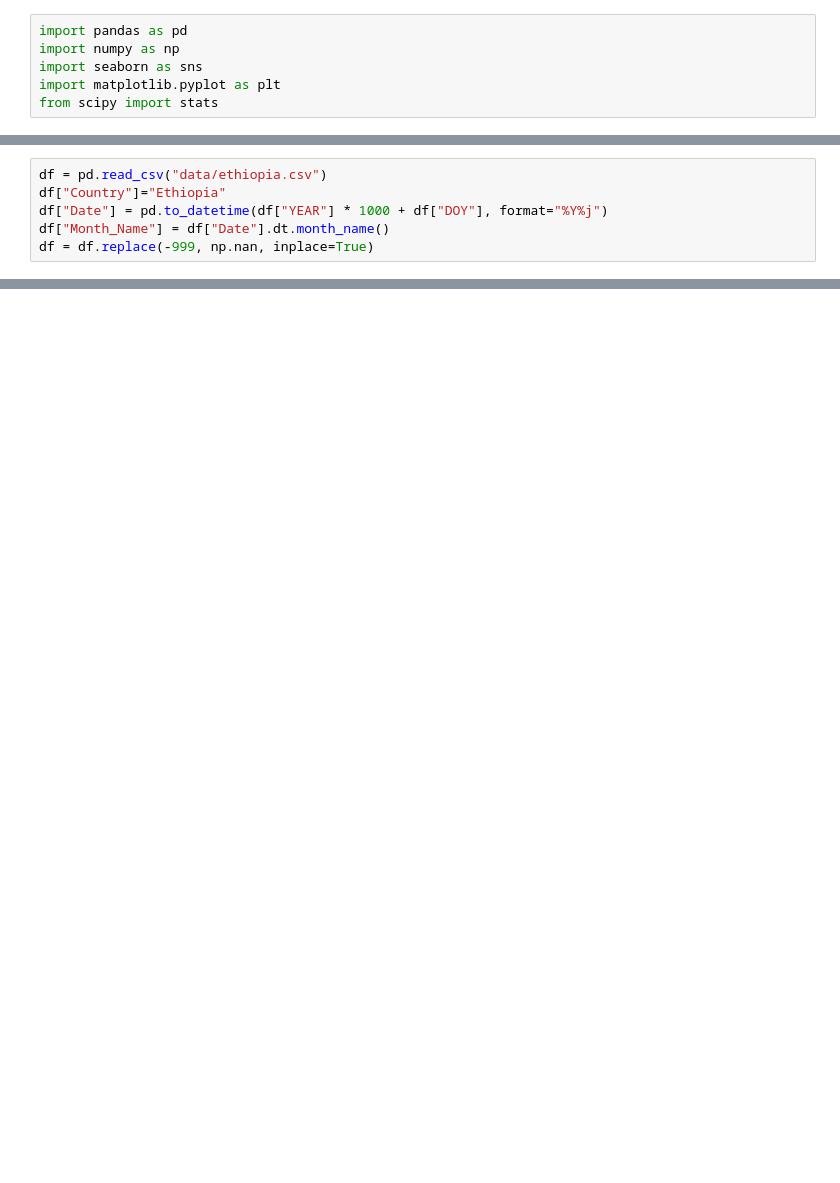
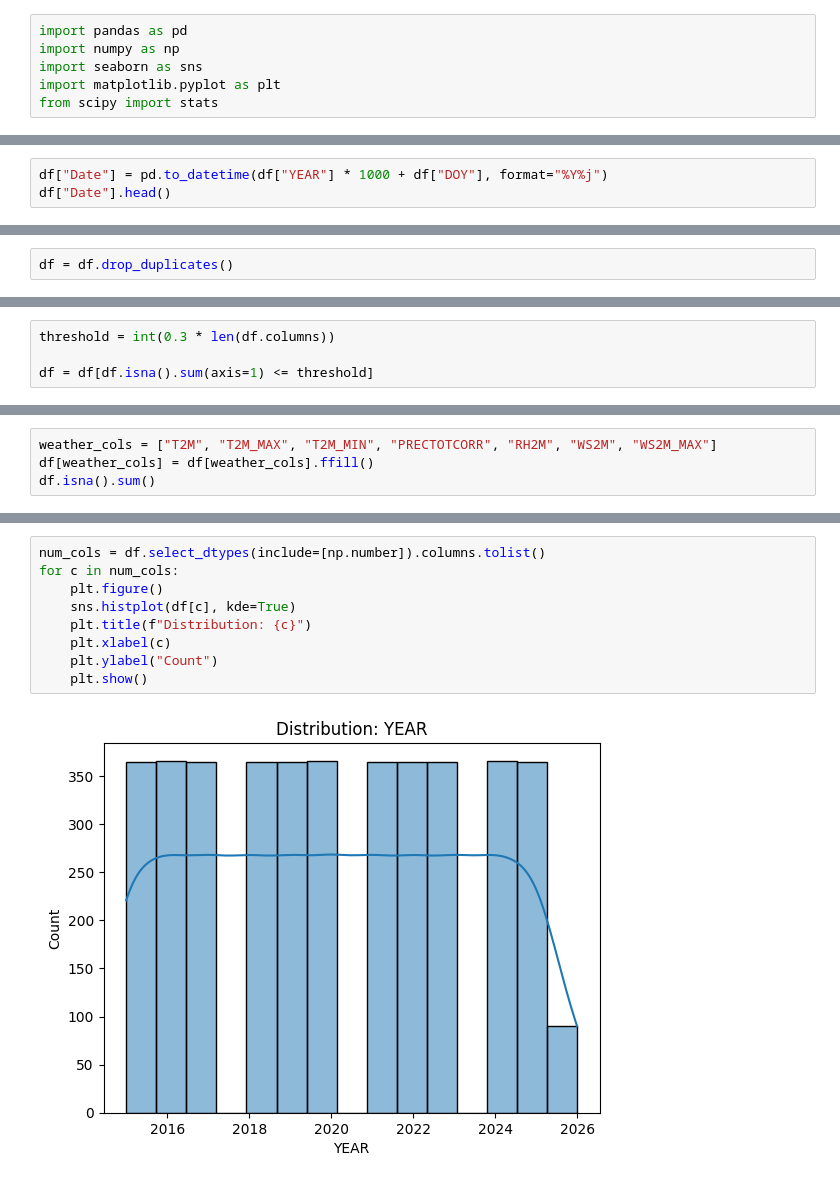
Before and after one commit to rahelm1/climate-challenge-week0, a Jupyter notebook: notebooks/ethiopia_eda.ipynb, the cells around one changed output, grey strips where cells are left out. Saved outputs shown, nothing was run; the diff lists cells and outputs as text; blank space fills up the shorter version.

```diff
--- a/notebooks/ethiopia_eda.ipynb
+++ b/notebooks/ethiopia_eda.ipynb
@@ -15,6 +27,3 @@ replacing -999 with nan
 # %%
-df = pd.read_csv("data/ethiopia.csv")
-df["Country"]="Ethiopia"
 df["Date"] = pd.to_datetime(df["YEAR"] * 1000 + df["DOY"], format="%Y%j")
-df["Month_Name"] = df["Date"].dt.month_name()
-df = df.replace(-999, np.nan, inplace=True)
+df["Date"].head()
@@ -27,0 +56,2 @@ Duplicates found: 0
+# %%
+df = df.drop_duplicates()
@@ -27,0 +138,4 @@ Duplicates found: 0
+# %%
+threshold = int(0.3 * len(df.columns))
+
+df = df[df.isna().sum(axis=1) <= threshold]
@@ -27,0 +144,4 @@ Duplicates found: 0
+# %%
+weather_cols = ["T2M", "T2M_MAX", "T2M_MIN", "PRECTOTCORR", "RH2M", "WS2M", "WS2M_MAX"]
+df[weather_cols] = df[weather_cols].ffill()
+df.isna().sum()
@@ -27,0 +203,11 @@ Duplicates found: 0
+# %%
+num_cols = df.select_dtypes(include=[np.number]).columns.tolist()
+for c in num_cols:
+    plt.figure()
+    sns.histplot(df[c], kde=True)
+    plt.title(f"Distribution: {c}")
+    plt.xlabel(c)
+    plt.ylabel("Count")
+    plt.show()
+# %% [output]
+[figure, added]
```
Also changed, not shown: parts of 57 cells of this notebook, 4 other files.
